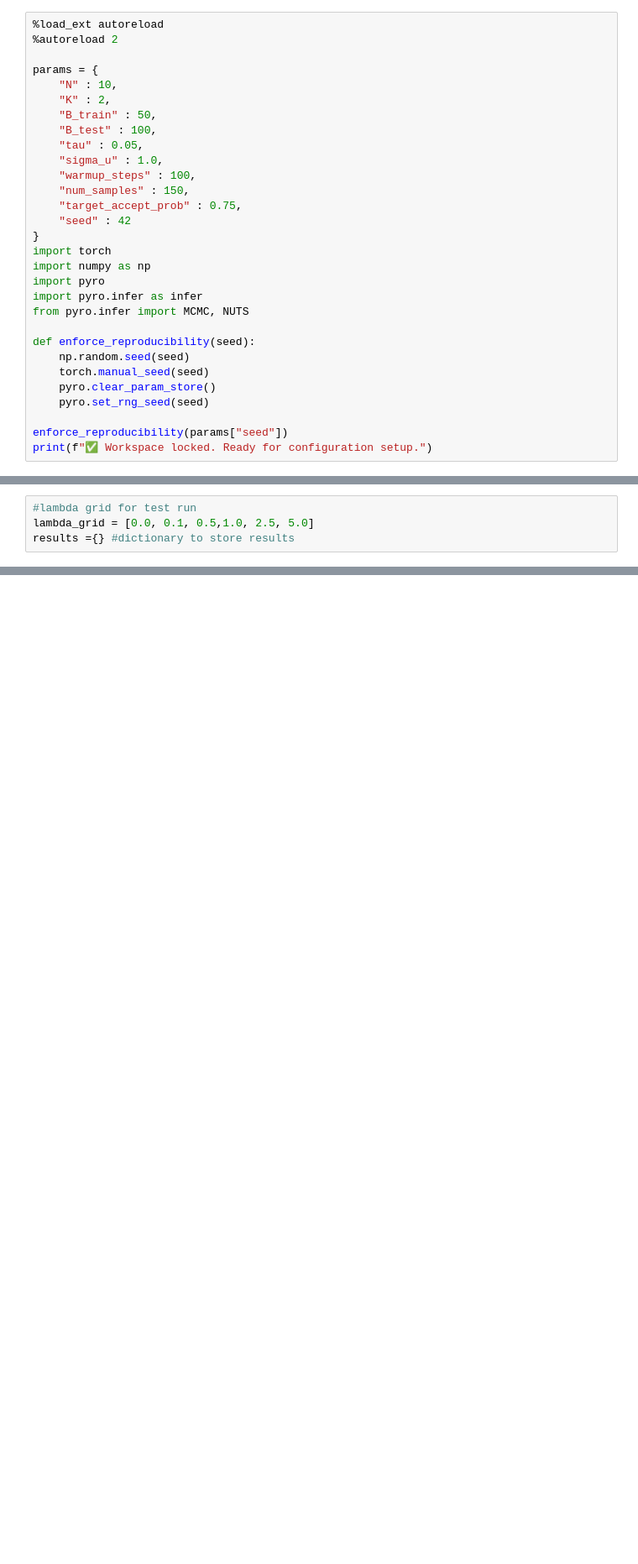
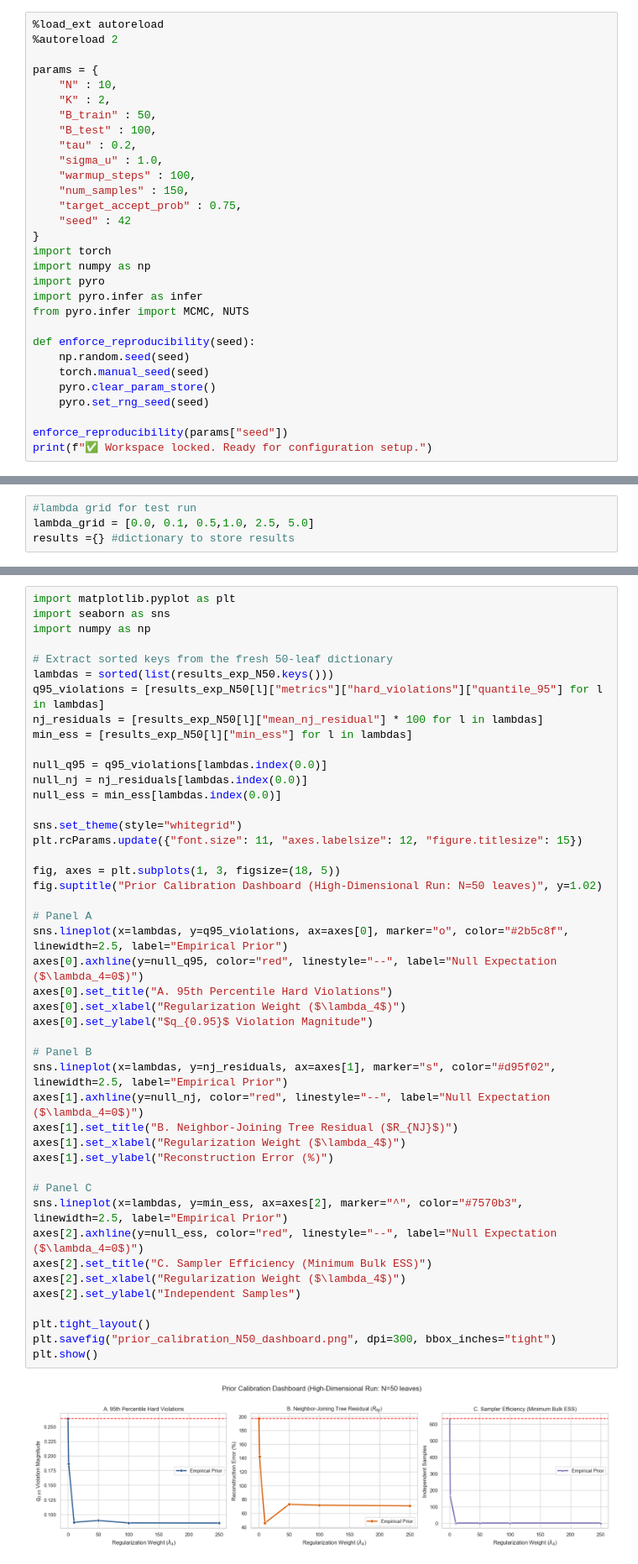
Before and after one commit to riyaggarwal30/continuous-prior-trees-NUTS, a Jupyter notebook: implementation/experiments/exp1.ipynb, the cells around one changed output, grey strips where cells are left out. Shown at 84% size. Cells and saved outputs as stored; diff of their text form; blank space fills up the shorter version.

```diff
--- a/implementation/experiments/exp1.ipynb
+++ b/implementation/experiments/exp1.ipynb
@@ -7,7 +19,7 @@ params = {
     "K" : 2,
     "B_train" : 50,
     "B_test" : 100,
-    "tau" : 0.05,
+    "tau" : 0.2,
     "sigma_u" : 1.0,
     "warmup_steps" : 100,
     "num_samples" : 150,
@@ -151,0 +1152,47 @@ runs the sampling process
+# %%
+import matplotlib.pyplot as plt
+import seaborn as sns
+import numpy as np
+
+# Extract sorted keys from the fresh 50-leaf dictionary
+lambdas = sorted(list(results_exp_N50.keys()))
+q95_violations = [results_exp_N50[l]["metrics"]["hard_violations"]["quantile_95"] for l in lambdas]
+nj_residuals = [results_exp_N50[l]["mean_nj_residual"] * 100 for l in lambdas]
+min_ess = [results_exp_N50[l]["min_ess"] for l in lambdas]
+
+null_q95 = q95_violations[lambdas.index(0.0)]
+null_nj = nj_residuals[lambdas.index(0.0)]
+null_ess = min_ess[lambdas.index(0.0)]
+
+sns.set_theme(style="whitegrid")
+plt.rcParams.update({"font.size": 11, "axes.labelsize": 12, "figure.titlesize": 15})
+
+fig, axes = plt.subplots(1, 3, figsize=(18, 5))
+fig.suptitle("Prior Calibration Dashboard (High-Dimensional Run: N=50 leaves)", y=1.02)
+
+# Panel A
+sns.lineplot(x=lambdas, y=q95_violations, ax=axes[0], marker="o", color="#2b5c8f", linewidth=2.5, label="Empirical Prior")
+axes[0].axhline(y=null_q95, color="red", linestyle="--", label="Null Expectation ($\lambda_4=0$)")
+axes[0].set_title("A. 95th Percentile Hard Violations")
+axes[0].set_xlabel("Regularization Weight ($\lambda_4$)")
+axes[0].set_ylabel("$q_{0.95}$ Violation Magnitude")
+
+# Panel B
+sns.lineplot(x=lambdas, y=nj_residuals, ax=axes[1], marker="s", color="#d95f02", linewidth=2.5, label="Empirical Prior")
+axes[1].axhline(y=null_nj, color="red", linestyle="--", label="Null Expectation ($\lambda_4=0$)")
+axes[1].set_title("B. Neighbor-Joining Tree Residual ($R_{NJ}$)")
+axes[1].set_xlabel("Regularization Weight ($\lambda_4$)")
+axes[1].set_ylabel("Reconstruction Error (%)")
+
+# Panel C
+sns.lineplot(x=lambdas, y=min_ess, ax=axes[2], marker="^", color="#7570b3", linewidth=2.5, label="Empirical Prior")
+axes[2].axhline(y=null_ess, color="red", linestyle="--", label="Null Expectation ($\lambda_4=0$)")
+axes[2].set_title("C. Sampler Efficiency (Minimum Bulk ESS)")
+axes[2].set_xlabel("Regularization Weight ($\lambda_4$)")
+axes[2].set_ylabel("Independent Samples")
+
+plt.tight_layout()
+plt.savefig("prior_calibration_N50_dashboard.png", dpi=300, bbox_inches="tight")
+plt.show()
+# %% [output]
+[figure, added]
```
Also changed, not shown: parts of 26 cells of this notebook, 38 other files.
